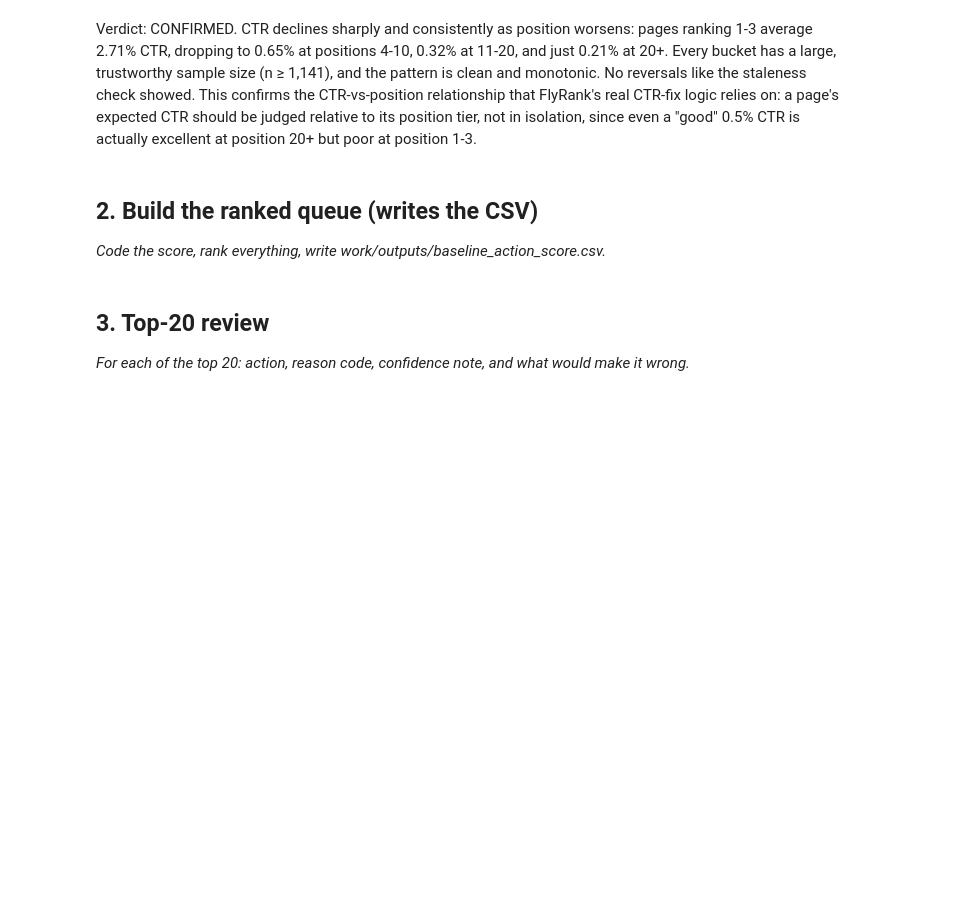
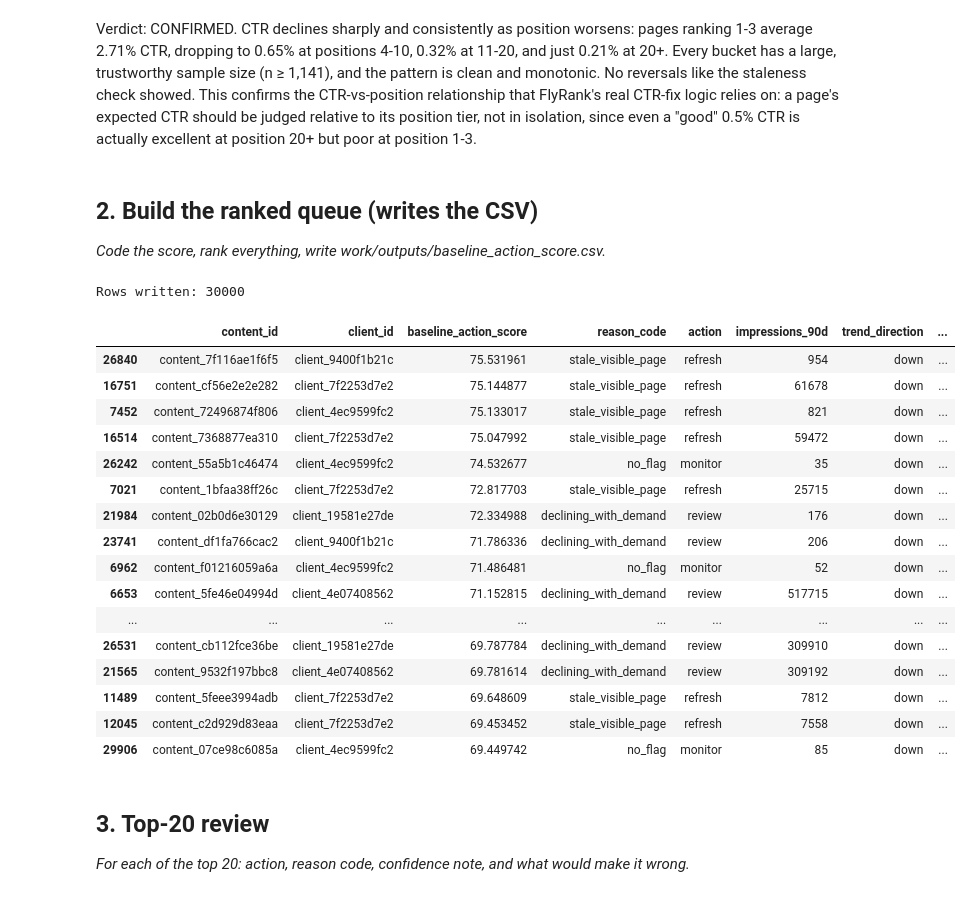
Before and after one commit to MRazaRashid/FlyRank_Week1, a Jupyter notebook: work/notebooks/w04_baseline_score.ipynb, the cells around one changed output. Cells and saved outputs as stored; diff of their text form; code cells hidden in the pictures; blank space fills up the shorter version.

```diff
--- a/work/notebooks/w04_baseline_score.ipynb
+++ b/work/notebooks/w04_baseline_score.ipynb
@@ -88,6 +88,64 @@ Verdict: CONFIRMED. CTR declines sharply and consistently as position worsens: p
 ## 2. Build the ranked queue (writes the CSV)
 
 *Code the score, rank everything, write work/outputs/baseline_action_score.csv.*
+# %%
+import os
+import numpy as np
+
+def assign_reason_and_action(row):
+    if row["days_since_last_update"] >= 180 and row["impressions_90d"] >= 500:
+        return "stale_visible_page", "refresh"
+    elif row["trend_direction"] == "down" and row["impressions_90d"] >= 100:
+        return "declining_with_demand", "review"
+    elif row["avg_position"] > 0 and row["avg_position"] <= 20 and row["ctr"] < 0.5 and row["impressions_90d"] >= 500:
+        return "low_ctr_visible_page", "improve_metadata"
+    else:
+        return "no_flag", "monitor"
+
+df[["reason_code", "action"]] = df.apply(
+    lambda row: pd.Series(assign_reason_and_action(row)), axis=1
+)
+
+# Simple transparent score: weighted combination of normalized signals
+df["staleness_score"] = (df["days_since_last_update"] / df["days_since_last_update"].max()).clip(0, 1)
+df["demand_score"] = np.log1p(df["impressions_90d"]) / np.log1p(df["impressions_90d"]).max()
+df["decline_score"] = (df["trend_direction"] == "down").astype(float)
+
+df["baseline_action_score"] = (
+    0.4 * df["staleness_score"] +
+    0.35 * df["demand_score"] +
+    0.25 * df["decline_score"]
+) * 100
+
+ranked = df.sort_values("baseline_action_score", ascending=False)[
+    ["content_id", "client_id", "baseline_action_score", "reason_code", "action",
+     "impressions_90d", "trend_direction", "days_since_last_update", "avg_position", "ctr"]
+]
+
+os.makedirs("work/outputs", exist_ok=True)
+ranked.to_csv("work/outputs/baseline_action_score.csv", index=False)
+
+print("Rows written:", len(ranked))
+ranked.head(20)
+# %% [output]
+Rows written: 30000
+|  | content_id | client_id | baseline_action_score | reason_code | action | impressions_90d | trend_direction | ... |
+| 26840 | content_7f116ae1f6f5 | client_9400f1b21c | 75.531961 | stale_visible_page | refresh | 954 | down | ... |
+| 16751 | content_cf56e2e2e282 | client_7f2253d7e2 | 75.144877 | stale_visible_page | refresh | 61678 | down | ... |
+| 7452 | content_72496874f806 | client_4ec9599fc2 | 75.133017 | stale_visible_page | refresh | 821 | down | ... |
+| 16514 | content_7368877ea310 | client_7f2253d7e2 | 75.047992 | stale_visible_page | refresh | 59472 | down | ... |
+| 26242 | content_55a5b1c46474 | client_4ec9599fc2 | 74.532677 | no_flag | monitor | 35 | down | ... |
+| 7021 | content_1bfaa38ff26c | client_7f2253d7e2 | 72.817703 | stale_visible_page | refresh | 25715 | down | ... |
+| 21984 | content_02b0d6e30129 | client_19581e27de | 72.334988 | declining_with_demand | review | 176 | down | ... |
+| 23741 | content_df1fa766cac2 | client_9400f1b21c | 71.786336 | declining_with_demand | review | 206 | down | ... |
+| 6962 | content_f01216059a6a | client_4ec9599fc2 | 71.486481 | no_flag | monitor | 52 | down | ... |
+| 6653 | content_5fe46e04994d | client_4e07408562 | 71.152815 | declining_with_demand | review | 517715 | down | ... |
+| ... | ... | ... | ... | ... | ... | ... | ... | ... |
+| 26531 | content_cb112fce36be | client_19581e27de | 69.787784 | declining_with_demand | review | 309910 | down | ... |
+| 21565 | content_9532f197bbc8 | client_4e07408562 | 69.781614 | declining_with_demand | review | 309192 | down | ... |
+| 11489 | content_5feee3994adb | client_7f2253d7e2 | 69.648609 | stale_visible_page | refresh | 7812 | down | ... |
+| 12045 | content_c2d929d83eaa | client_7f2253d7e2 | 69.453452 | stale_visible_page | refresh | 7558 | down | ... |
+| 29906 | content_07ce98c6085a | client_4ec9599fc2 | 69.449742 | no_flag | monitor | 85 | down | ... |
 # %% [markdown]
 ## 3. Top-20 review
 
```
